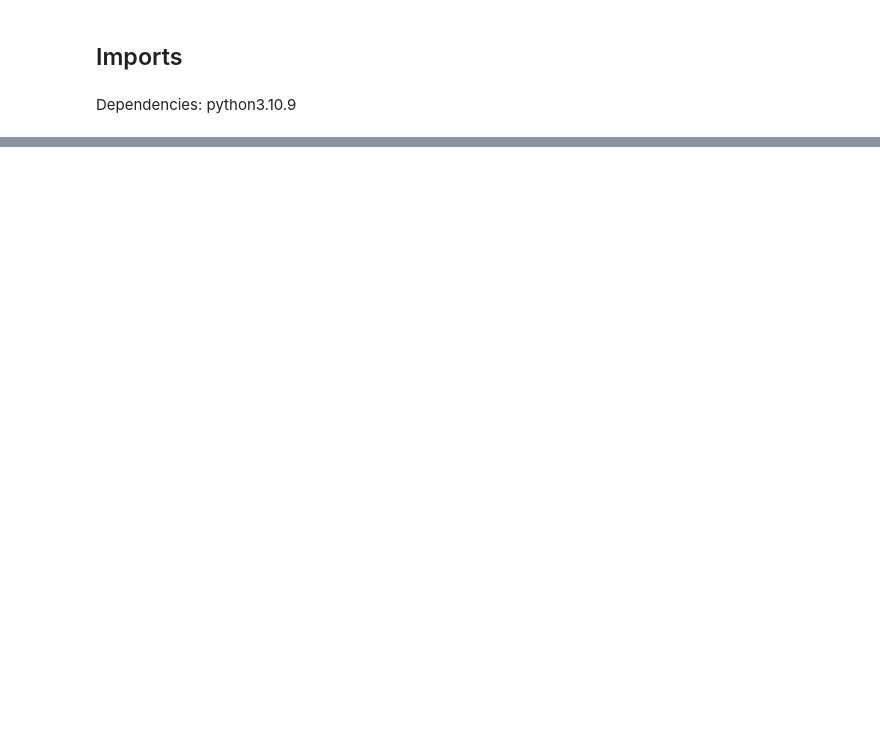
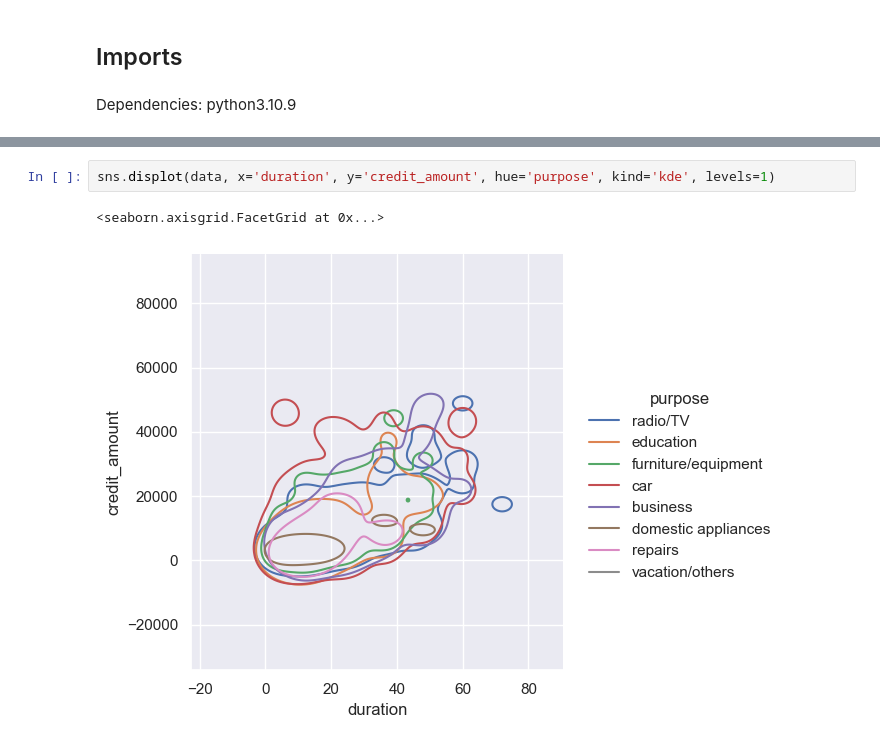
Before and after one commit to fpkh/hse_coursework_logreg, a Jupyter notebook: notebook.ipynb, the cells around one changed output, grey strips where cells are left out. Drawn from its saved outputs; the diff is of its cells as text; blank space fills up the shorter version.

```diff
--- a/notebook.ipynb
+++ b/notebook.ipynb
@@ -274,0 +189,5 @@ dataframe.corrwith())
+# %%
+sns.displot(data, x='duration', y='credit_amount', hue='purpose', kind='kde', levels=1)
+# %% [output]
+<seaborn.axisgrid.FacetGrid at 0x...>
+[figure, added]
```
Also changed, not shown: parts of 66 cells of this notebook, 1 other file.
